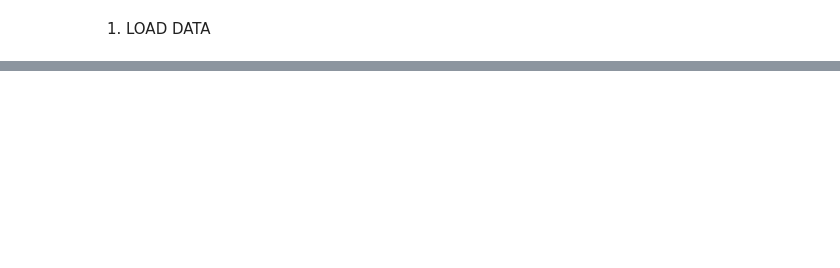
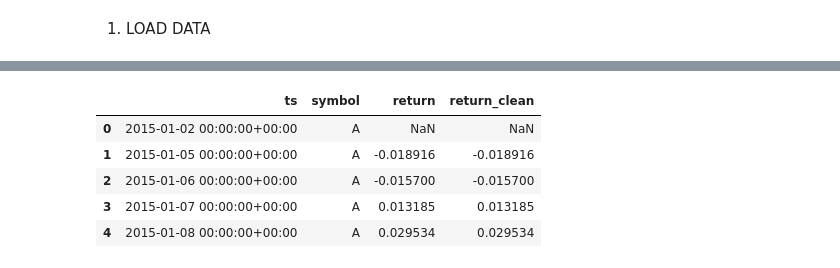
Before and after one commit to Pogba24-12/CF_LeHoangPhuc-22110160_TranLongNhat-22110142, a Jupyter notebook: lab2/handle_outlier.ipynb, the cells around one changed output, grey strips where cells are left out. Saved outputs shown, nothing was run; the diff lists cells and outputs as text; code cells hidden in the pictures; blank space fills up the shorter version.

```diff
--- a/lab2/handle_outlier.ipynb
+++ b/lab2/handle_outlier.ipynb
@@ -122,0 +129,27 @@ df_clean.to_csv("data_fix_clean.csv", index=False)
+# %%
+def winsorize_return(df):
+    df = df.copy()
+    df["return_clean"] = np.nan
+
+    for sym, g in df.groupby("symbol"):
+        r = g["return"]
+        if r.isna().all():
+            continue
+
+        lo = r.quantile(0.01)
+        hi = r.quantile(0.99)
+
+        df.loc[g.index, "return_clean"] = r.clip(lo, hi)
+
+    return df
+
+df_clean = winsorize_return(df)
+
+df_clean[["ts","symbol","return","return_clean"]].head()
+# %% [output]
+|  | ts | symbol | return | return_clean |
+| 0 | 2015-01-02 00:00:00+00:00 | A | NaN | NaN |
+| 1 | 2015-01-05 00:00:00+00:00 | A | -0.018916 | -0.018916 |
+| 2 | 2015-01-06 00:00:00+00:00 | A | -0.015700 | -0.015700 |
+| 3 | 2015-01-07 00:00:00+00:00 | A | 0.013185 | 0.013185 |
+| 4 | 2015-01-08 00:00:00+00:00 | A | 0.029534 | 0.029534 |
```
Also changed, not shown: parts of 19 cells of this notebook.
